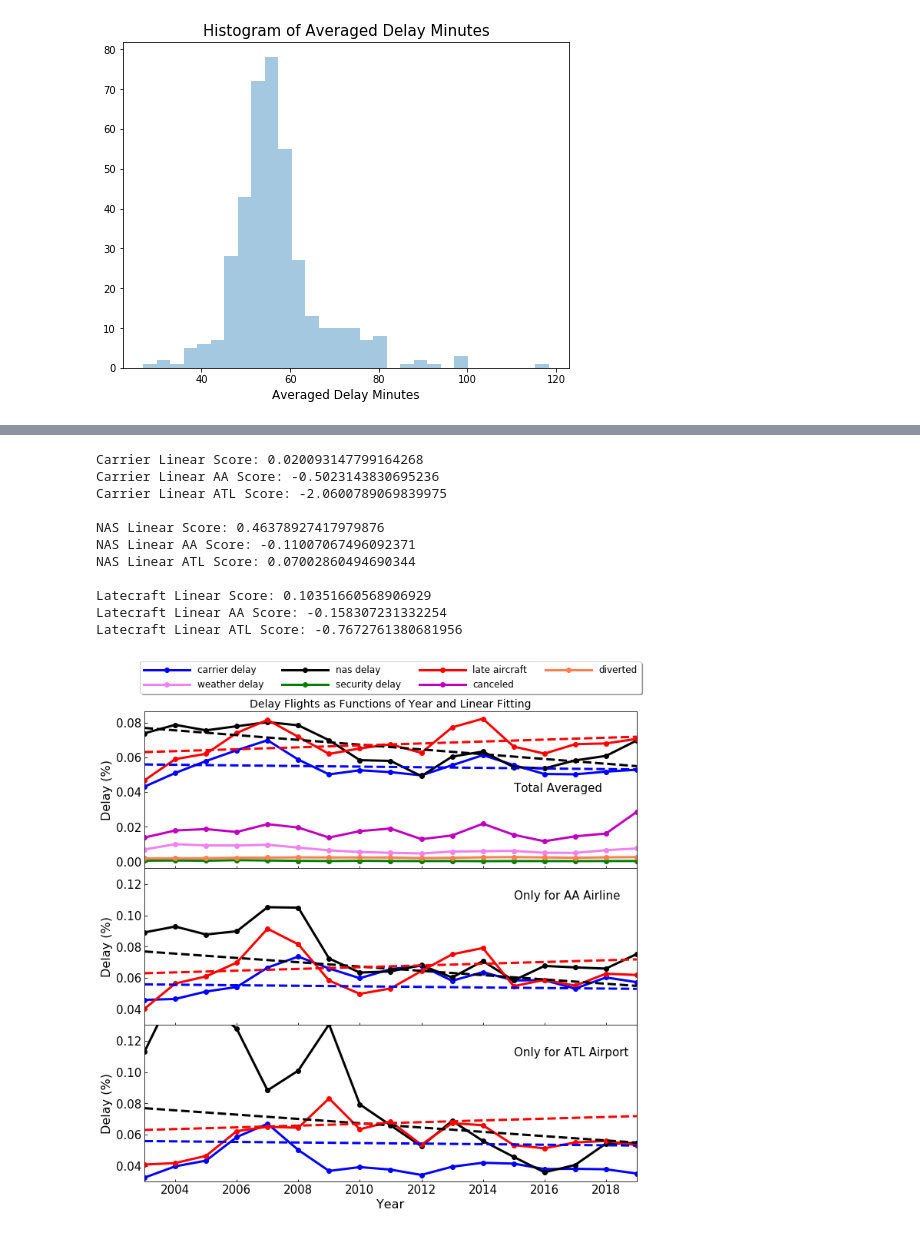
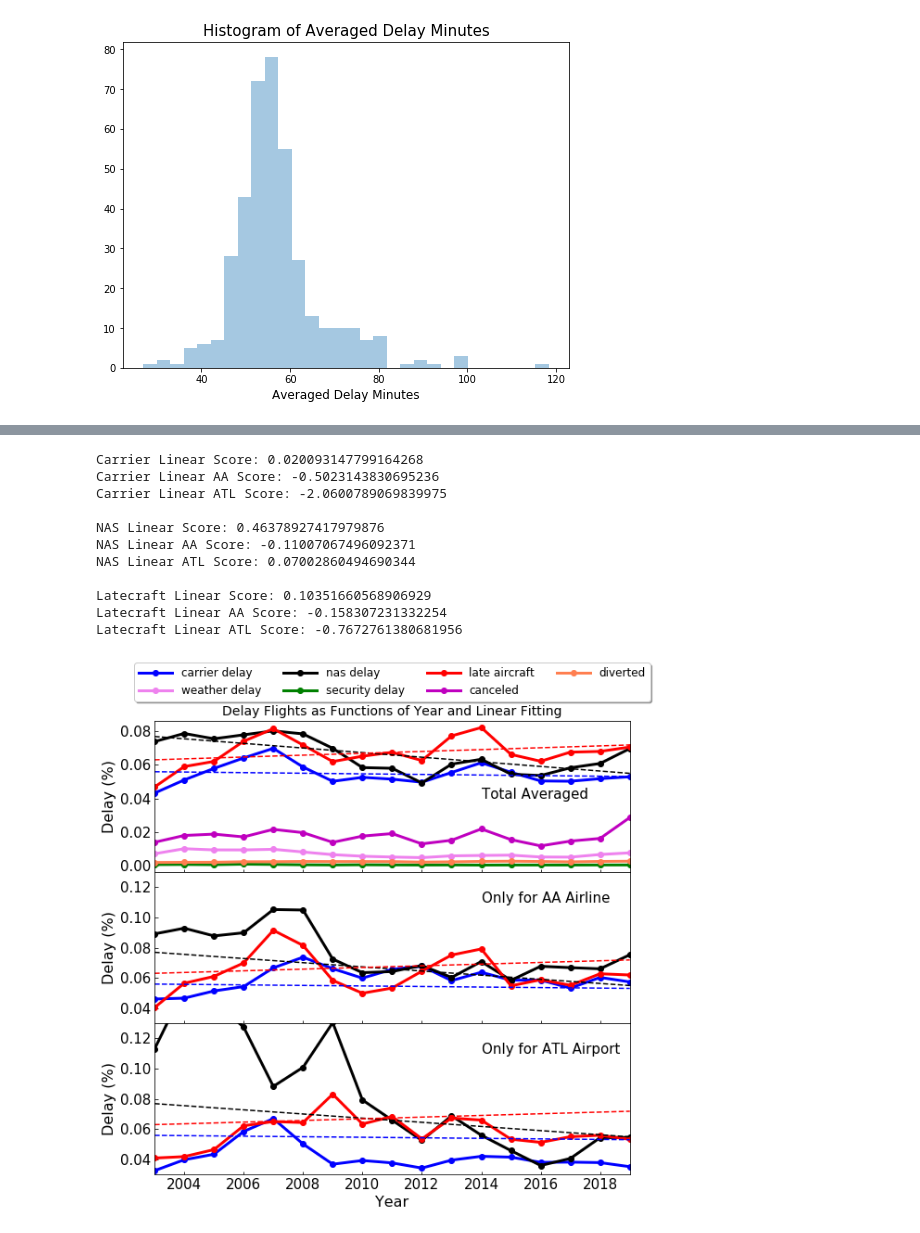
Before and after one commit to dongzhang84/Flight_delay, a Jupyter notebook: Flight_Delay_ML.ipynb, the cells around one changed output, grey strips where cells are left out. Drawn from its saved outputs; the diff is of its cells as text; code cells hidden in the pictures.

```diff
--- a/Flight_Delay_ML.ipynb
+++ b/Flight_Delay_ML.ipynb
@@ -267,6 +373,18 @@ Y_security = year_delays['security_ct'].values/year_delays['arr_flights'].values
 Y_latecraft = year_delays['late_aircraft_ct'].values/year_delays['arr_flights'].values
 Y_cancelled = year_delays['arr_cancelled'].values/year_delays['arr_flights'].values
 Y_diverted = year_delays['arr_diverted'].values/year_delays['arr_flights'].values
+
+data_AA = data[data['carrier'].str.contains('AA')]
+year_delays_AA = data_AA.groupby('year', as_index=False).sum()
+Y_carrier_AA = year_delays_AA['carrier_ct'].values/year_delays_AA['arr_flights'].values
+Y_nas_AA = year_delays_AA['nas_ct'].values/year_delays_AA['arr_flights'].values
+Y_latecraft_AA = year_delays_AA['late_aircraft_ct'].values/year_delays_AA['arr_flights'].values
+
+data_ATL = data[data['airport'].str.contains('ATL')]
+year_delays_ATL = data_ATL.groupby('year', as_index=False).sum()
+Y_carrier_ATL = year_delays_ATL['carrier_ct'].values/year_delays_ATL['arr_flights'].values
+Y_nas_ATL = year_delays_ATL['nas_ct'].values/year_delays_ATL['arr_flights'].values
+Y_latecraft_ATL = year_delays_ATL['late_aircraft_ct'].values/year_delays_ATL['arr_flights'].values
 
 linear = linear_model.LinearRegression()
 X_fit = year_delays.filter(regex='year').values
@@ -288,21 +406,8 @@ print("\nLatecraft Linear Score:", linear.score(X_fit,Y_latecraft))
 print("Latecraft Linear AA Score:", linear.score(X_fit,Y_latecraft_AA))
 print("Latecraft Linear ATL Score:", linear.score(X_fit,Y_latecraft_ATL))
 
-data_AA = data[data['carrier'].str.contains('AA')]
-year_delays_AA = data_AA.groupby('year', as_index=False).sum()
-Y_carrier_AA = year_delays_AA['carrier_ct'].values/year_delays_AA['arr_flights'].values
-Y_nas_AA = year_delays_AA['nas_ct'].values/year_delays_AA['arr_flights'].values
-Y_latecraft_AA = year_delays_AA['late_aircraft_ct'].values/year_delays_AA['arr_flights'].values
 
-
-data_ATL = data[data['airport'].str.contains('ATL')]
-year_delays_ATL = data_ATL.groupby('year', as_index=False).sum()
-Y_carrier_ATL = year_delays_ATL['carrier_ct'].values/year_delays_ATL['arr_flights'].values
-Y_nas_ATL = year_delays_ATL['nas_ct'].values/year_delays_ATL['arr_flights'].values
-Y_latecraft_ATL = year_delays_ATL['late_aircraft_ct'].values/year_delays_ATL['arr_flights'].values
-
-
-fig = plt.figure(figsize=(10,10))
+fig = plt.figure(figsize=(8,8))
 
 ax1 = fig.add_subplot(311)
 
@@ -313,12 +418,12 @@ ax1.plot(X1,Y_security,'-o',linewidth=3,color='green')
 ax1.plot(X1,Y_latecraft,'-o',linewidth=3,color='red')
 ax1.plot(X1,Y_cancelled,'-o',linewidth=3,color='m')
 ax1.plot(X1,Y_diverted,'-o',linewidth=3,color='coral')
-ax1.plot(X1,Y_carrier_pred,'--',linewidth=3,color='blue')
-ax1.plot(X1,Y_nas_pred,'--',linewidth=3,color='black')
-ax1.plot(X1,Y_latecraft_pred,'--',linewidth=3,color='red')
+ax1.plot(X1,Y_carrier_pred,'--',linewidth=1.5,color='blue')
+ax1.plot(X1,Y_nas_pred,'--',linewidth=1.5,color='black')
+ax1.plot(X1,Y_latecraft_pred,'--',linewidth=1.5,color='red')
 ax1.tick_params(labelsize=15,direction='in')
 ax1.legend(['carrier delay','weather delay','nas delay','security delay','late aircraft','canceled','diverted'],
-           fontsize=12,handlelength=5,frameon=True,loc='upper center', bbox_to_anchor=(0.5, 1.35),
+           fontsize=12,handlelength=3,frameon=True,loc='upper center', bbox_to_anchor=(0.5, 1.42),
            fancybox=True, shadow=True, ncol=4)
 plt.setp(ax1.get_xticklabels(),visible=False)
 ax1.set_ylabel('Delay (%)',fontsize=16)
@@ -331,9 +436,9 @@ ax2 = fig.add_subplot(312)
 ax2.plot(X1,Y_carrier_AA,'-o',linewidth=3,color='blue')
 ax2.plot(X1,Y_nas_AA,'-o',linewidth=3,color='black')
 ax2.plot(X1,Y_latecraft_AA,'-o',linewidth=3,color='red')
-ax2.plot(X1,Y_carrier_pred,'--',linewidth=3,color='blue')
-ax2.plot(X1,Y_nas_pred,'--',linewidth=3,color='black')
-ax2.plot(X1,Y_latecraft_pred,'--',linewidth=3,color='red')
+ax2.plot(X1,Y_carrier_pred,'--',linewidth=1.5,color='blue')
+ax2.plot(X1,Y_nas_pred,'--',linewidth=1.5,color='black')
+ax2.plot(X1,Y_latecraft_pred,'--',linewidth=1.5,color='red')
 ax2.tick_params(labelsize=15,direction='in')
 plt.setp(ax2.get_xticklabels(),visible=False)
 ax2.set_ylabel('Delay (%)',fontsize=16)
@@ -345,40 +450,40 @@ plt.subplots_adjust(hspace=0)
 
 ax3 = fig.add_subplot(313)
 ax3.plot(X1,Y_carrier_ATL,'-o',linewidth=3,color='blue')
 ax3.plot(X1,Y_nas_ATL,'-o',linewidth=3,color='black')
 ax3.plot(X1,Y_latecraft_ATL,'-o',linewidth=3,color='red')
-ax3.plot(X1,Y_carrier_pred,'--',linewidth=3,color='blue')
-ax3.plot(X1,Y_nas_pred,'--',linewidth=3,color='black')
-ax3.plot(X1,Y_latecraft_pred,'--',linewidth=3,color='red')
+ax3.plot(X1,Y_carrier_pred,'--',linewidth=1.5,color='blue')
+ax3.plot(X1,Y_nas_pred,'--',linewidth=1.5,color='black')
+ax3.plot(X1,Y_latecraft_pred,'--',linewidth=1.5,color='red')
 ax3.tick_params(labelsize=15,direction='in')
 #plt.setp(ax3.get_xticklabels(),visible=False)
 ax3.set_xlabel('Year',fontsize=16)
 ax3.set_ylabel('Delay (%)',fontsize=16)
 ax3.set_xlim([2003,2019])
 ax3.set_ylim([0.03,0.13])
 
-ax1.annotate('Total Averaged', xy=(2015,0.04),fontsize=15)
-ax2.annotate('Only for AA Airline', xy=(2015,0.11),fontsize=15)
-ax3.annotate('Only for ATL Airport', xy=(2015,0.11),fontsize=15)
+ax1.annotate('Total Averaged', xy=(2014,0.04),fontsize=15)
+ax2.annotate('Only for AA Airline', xy=(2014,0.11),fontsize=15)
+ax3.annotate('Only for ATL Airport', xy=(2014,0.11),fontsize=15)
 
 fig.subplots_adjust(left=0.08,right=0.97,bottom=0.05,top=0.9)
 
 
 plt.show()
 #year_delays
 # %% [output]
 Carrier Linear Score: 0.020093147799164268
 Carrier Linear AA Score: -0.5023143830695236
 Carrier Linear ATL Score: -2.0600789069839975
 
 NAS Linear Score: 0.46378927417979876
 NAS Linear AA Score: -0.11007067496092371
 NAS Linear ATL Score: 0.07002860494690344
 
 Latecraft Linear Score: 0.10351660568906929
 Latecraft Linear AA Score: -0.158307231332254
 Latecraft Linear ATL Score: -0.7672761380681956
-[figure, old version]
+[figure, new version]
 # %%
 from sklearn.preprocessing import PolynomialFeatures
 
```
Also changed, not shown: parts of 27 cells of this notebook.
